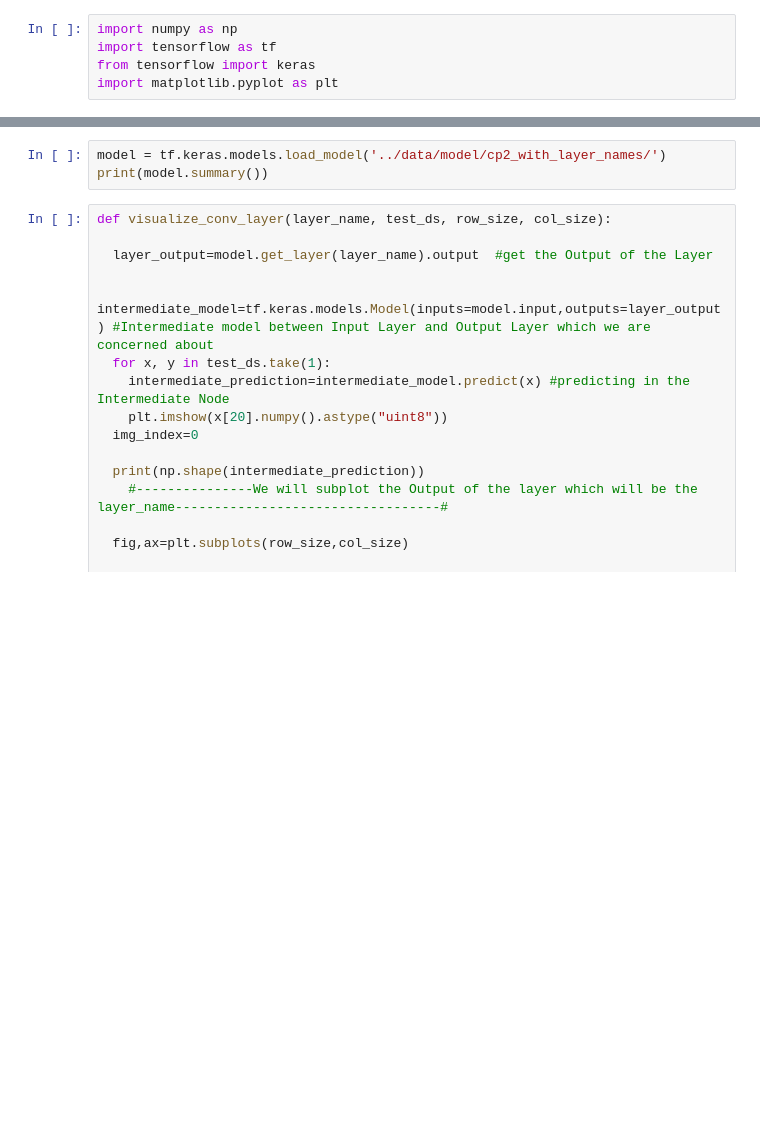
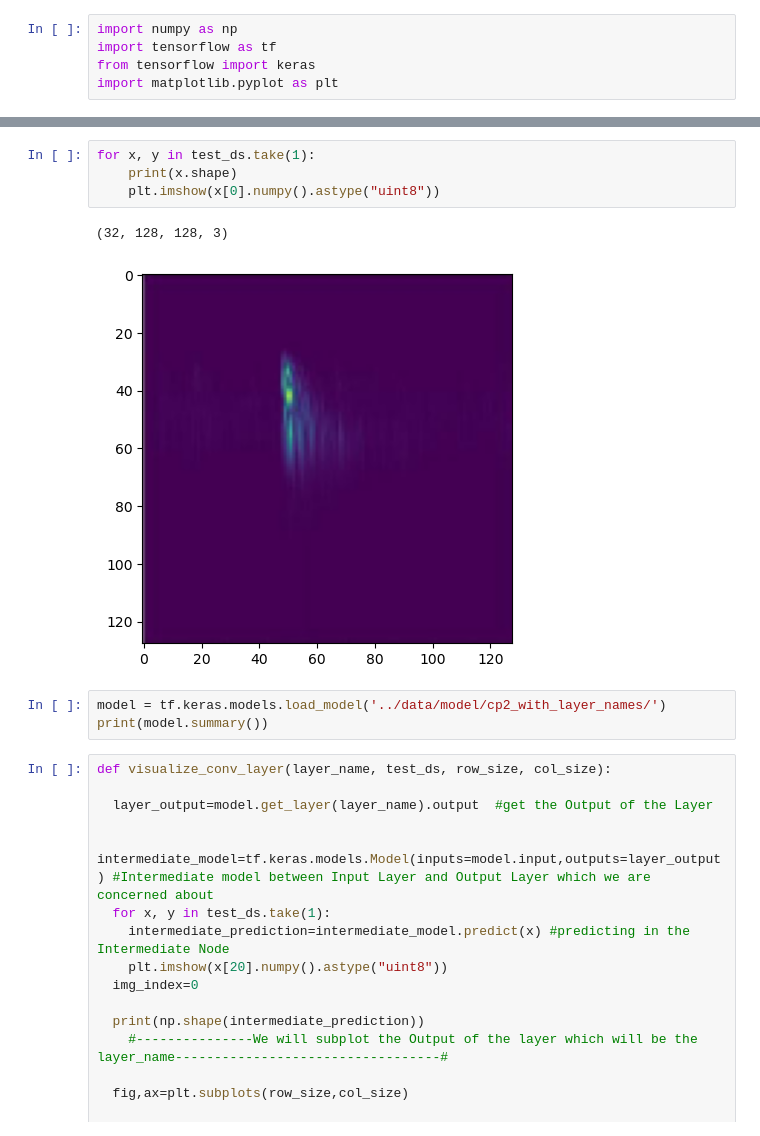
Before and after one commit to srpraman/Earthquake-Event-Identification, a Jupyter notebook: output_of_layer.ipynb, the cells around one changed output, grey strips where cells are left out. Cells and saved outputs as stored; diff of their text form; blank space fills up the shorter version.

```diff
--- a/output_of_layer.ipynb
+++ b/output_of_layer.ipynb
@@ -18,3 +23,10 @@ for x, y in test_ds.take(1):
+# %%
+for x, y in test_ds.take(1):
+    print(x.shape)
+    plt.imshow(x[0].numpy().astype("uint8"))
+# %% [output]
+(32, 128, 128, 3)
+[figure, added]
 # %%
 model = tf.keras.models.load_model('../data/model/cp2_with_layer_names/')
 print(model.summary())
```
Also changed, not shown: parts of 2 cells of this notebook, 3 other files.
